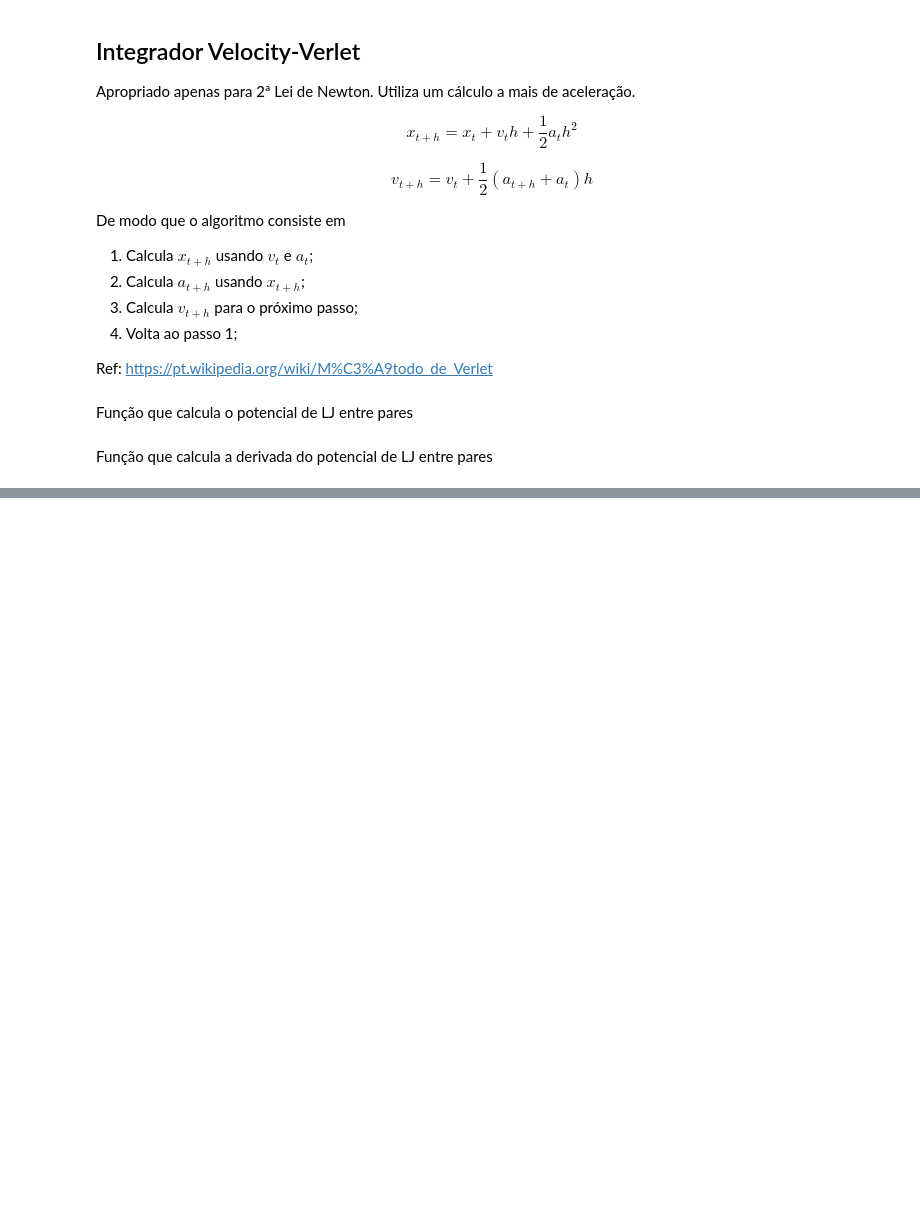
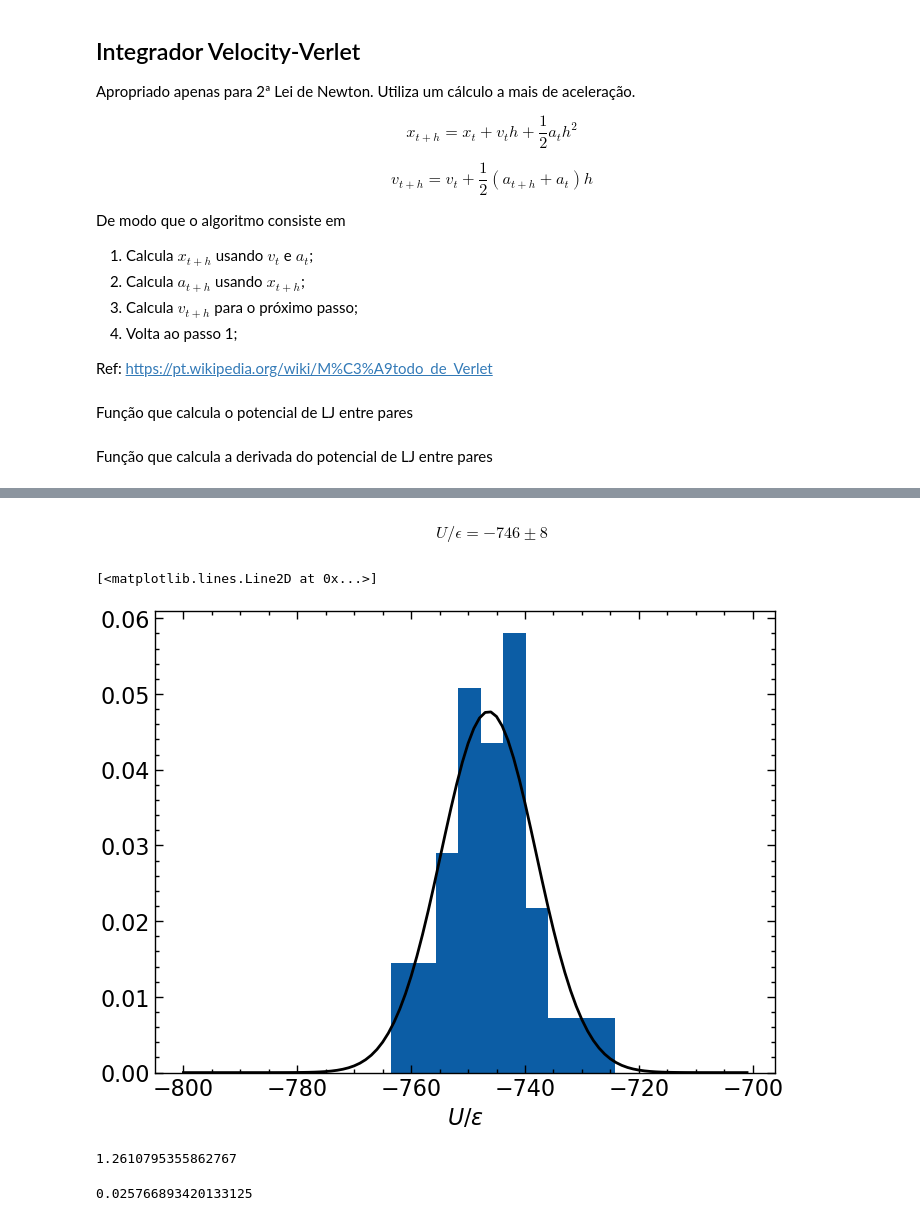
Before and after one commit to elvissoares/EQE595-SimMol, a Jupyter notebook: Aula05-Ensemble-NVE.ipynb, the cells around one changed output, grey strips where cells are left out. Saved outputs shown, nothing was run; the diff lists cells and outputs as text; code cells hidden in the pictures; blank space fills up the shorter version.

```diff
--- a/Aula05-Ensemble-NVE.ipynb
+++ b/Aula05-Ensemble-NVE.ipynb
@@ -280,0 +297,5 @@ plt.ylabel(r'$k_B T/\epsilon$')
+# %%
+teq = 150
+subsett = t[t>teq]
+subsetT = T[t>teq]
+subsetU = U[t>teq]
@@ -280,0 +314,23 @@ plt.ylabel(r'$k_B T/\epsilon$')
+# %% [markdown]
+$$U/\epsilon = -746 \pm 8 $$
+# %%
+plt.hist(subsetU,density=True)
+plt.xlabel(r'$U/\epsilon$')
+
+uarray = np.arange(-800,-700,1)
+plt.plot(uarray,np.sqrt(1/(2*np.pi*sigmaU**2))*np.exp(-0.5*(uarray-Umean)**2/sigmaU**2),color='k')
+# %% [output]
+[<matplotlib.lines.Line2D at 0x...>]
+[figure, added]
+# %%
+Tmean = subsetT.mean()
+
+print(Tmean)
+# %% [output]
+1.2610795355862767
+# %%
+sigmaT = subsetT.std()
+
+print(sigmaT)
+# %% [output]
+0.025766893420133125
```
Also changed, not shown: parts of 25 cells of this notebook.
